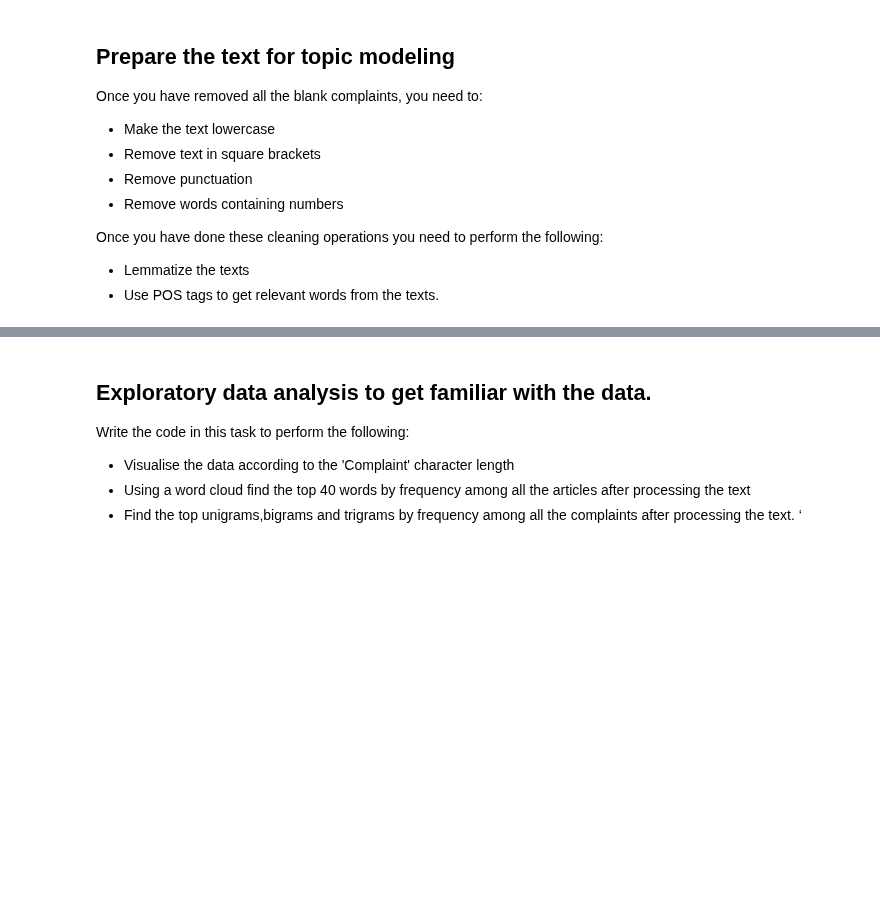
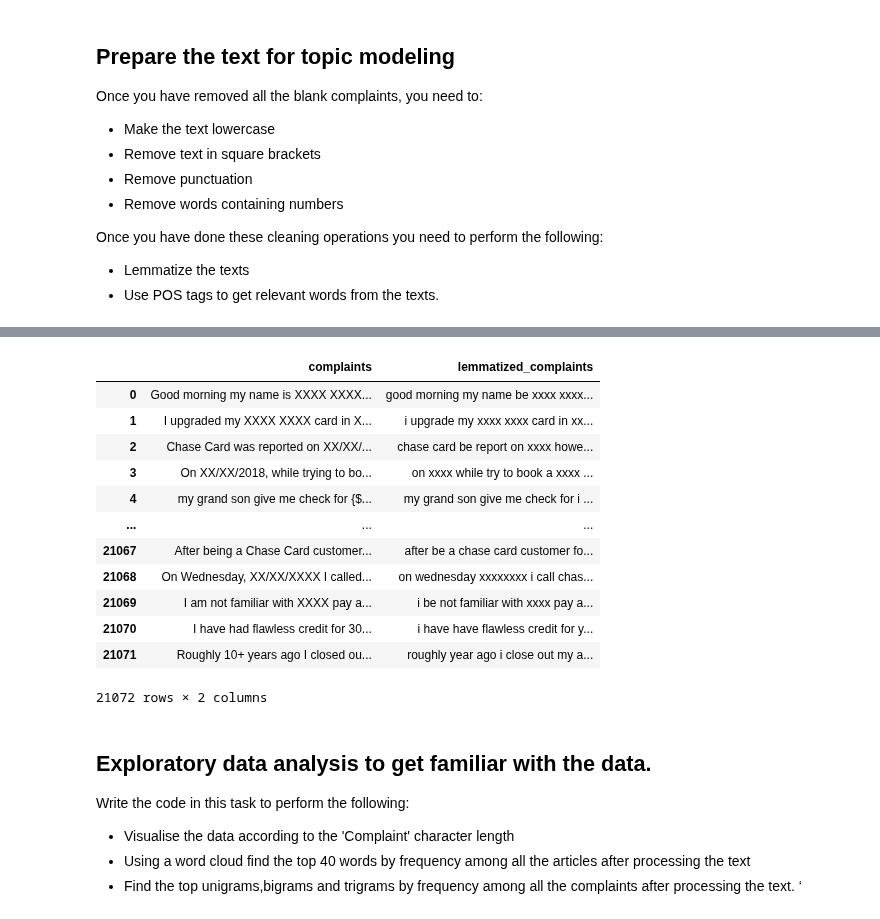
Before and after one commit to imxsid/implement-nlp, a Jupyter notebook: assignment-automatic-ticket-classification.ipynb, the cells around one changed output, grey strips where cells are left out. Saved outputs shown, nothing was run; the diff lists cells and outputs as text; code cells hidden in the pictures; blank space fills up the shorter version.

```diff
--- a/assignment-automatic-ticket-classification.ipynb
+++ b/assignment-automatic-ticket-classification.ipynb
@@ -202,2 +199,45 @@ def clean_the_text(sentence):
+# %%
+# Write your function to Lemmatize the texts
+import nltk
+from nltk.stem import WordNetLemmatizer
+from nltk.corpus import wordnet
+
+lemmatizer = WordNetLemmatizer()
+
+# function to convert nltk tag to wordnet tag
+def nltk_tag_to_wordnet_tag(nltk_tag):
+    if nltk_tag.startswith('J'):
+        return wordnet.ADJ
+    elif nltk_tag.startswith('V'):
+        return wordnet.VERB
+    elif nltk_tag.startswith('N'):
+        return wordnet.NOUN
+    elif nltk_tag.startswith('R'):
+        return wordnet.ADV
+    else:
+        return None
+
+def lemmatized_text(sentence):
+    # tokenize the sentence and find the POS tag for each token
+    nltk_tagged = nltk.pos_tag(nltk.word_tokenize(sentence))
+    # tuple of (token, wordnet_tag)
+    wordnet_tagged = map(lambda x: (x[0], nltk_tag_to_wordnet_tag(x[1])), nltk_tagged)
+    lemmatized_sentence = []
+    for word, tag in wordnet_tagged:
+        if tag is None:
+            # if there is no available tag, append the token as is
+            lemmatized_sentence.append(word)
+        else:
+            # else use the tag to lemmatize the token
+            lemmatized_sentence.append(lemmatizer.lemmatize(word, tag))
+    return " ".join(lemmatized_sentence)
 # %%
+from tqdm import tqdm
+
 # Create a dataframe('df_clean') that will have only the complaints and the lemmatized complaints
+df_clean = pd.DataFrame()
+
+for x in tqdm(df.complaintwhathappened):
+    df_clean = df_clean.append({'complaints':x, 'lemmatized_complaints':lemmatized_text(cleaned_text(x))}, ignore_index=True)
+
+df_clean.head()
@@ -206,3 +251,19 @@ def clean_the_text(sentence):
+# %%
+df_clean
+# %% [output]
+|  | complaints | lemmatized_complaints |
+| 0 | Good morning my name is XXXX XXXX... | good morning my name be xxxx xxxx... |
+| 1 | I upgraded my XXXX XXXX card in X... | i upgrade my xxxx xxxx card in xx... |
+| 2 | Chase Card was reported on XX/XX/... | chase card be report on xxxx howe... |
+| 3 | On XX/XX/2018, while trying to bo... | on xxxx while try to book a xxxx ... |
+| 4 | my grand son give me check for {$... | my grand son give me check for i ... |
+| ... | ... | ... |
+| 21067 | After being a Chase Card customer... | after be a chase card customer fo... |
+| 21068 | On Wednesday, XX/XX/XXXX I called... | on wednesday xxxxxxxx i call chas... |
+| 21069 | I am not familiar with XXXX pay a... | i be not familiar with xxxx pay a... |
+| 21070 | I have had flawless credit for 30... | i have have flawless credit for y... |
+| 21071 | Roughly 10+ years ago I closed ou... | roughly year ago i close out my a... |
+21072 rows × 2 columns
 # %%
 # Write your function to extract the POS tags
 # %%
```
Also changed, not shown: parts of 5 cells of this notebook.
